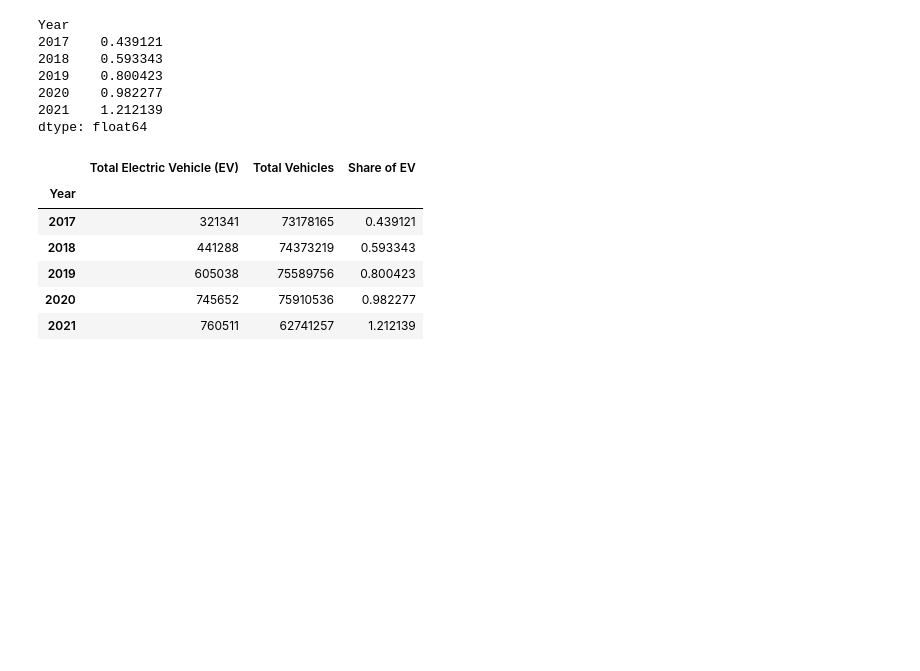
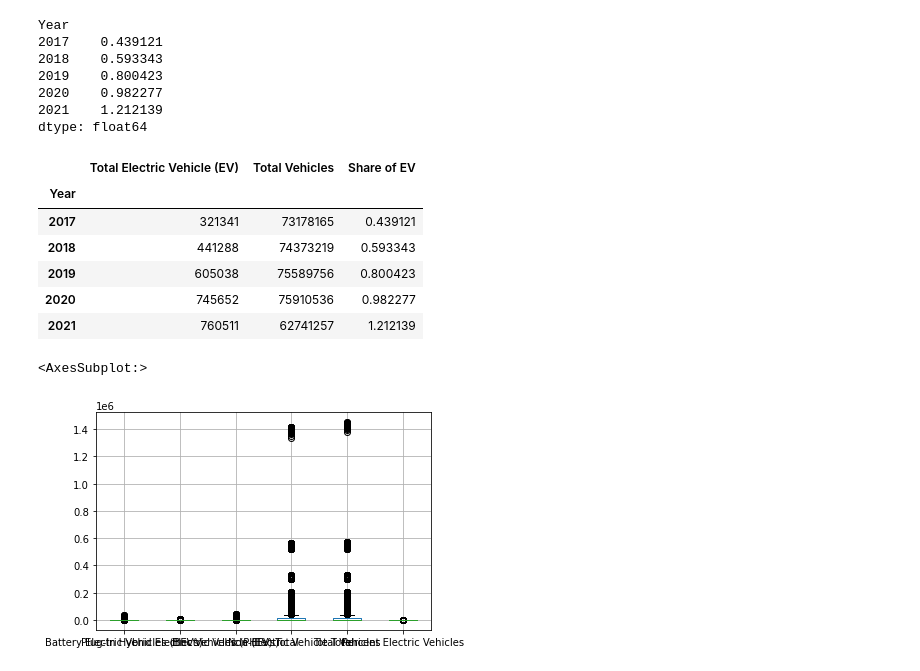
Before and after one commit to hayyyleywin/project-1, a Jupyter notebook: Hay/EV_adoption_overtime.ipynb, the cells around one changed output. Drawn from its saved outputs; the diff is of its cells as text; code cells hidden in the pictures; blank space fills up the shorter version.

Commit message:
additional visualisation attempt

```diff
--- a/Hay/EV_adoption_overtime.ipynb
+++ b/Hay/EV_adoption_overtime.ipynb
@@ -128,0 +129,5 @@ yearly_data
+# %%
+clean_full_data.boxplot()
+# %% [output]
+<AxesSubplot:>
+[figure, added]
```
Also changed, not shown: parts of 4 cells of this notebook, 2 other files.
